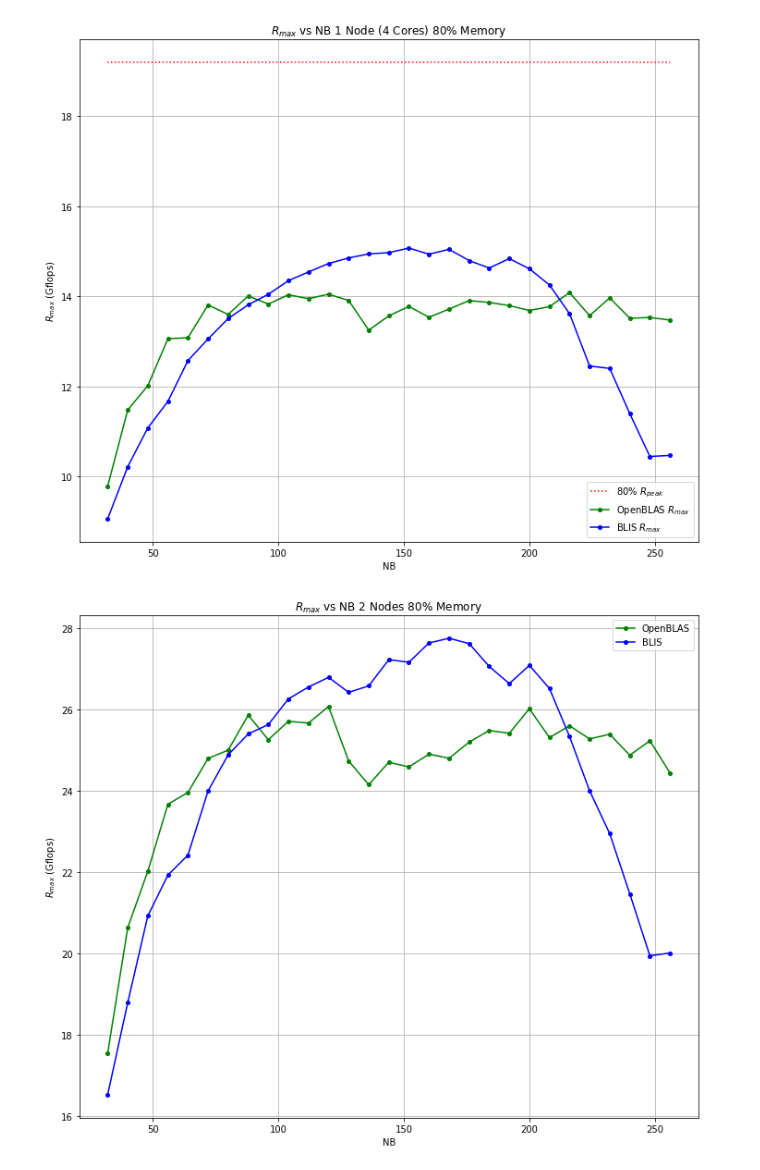
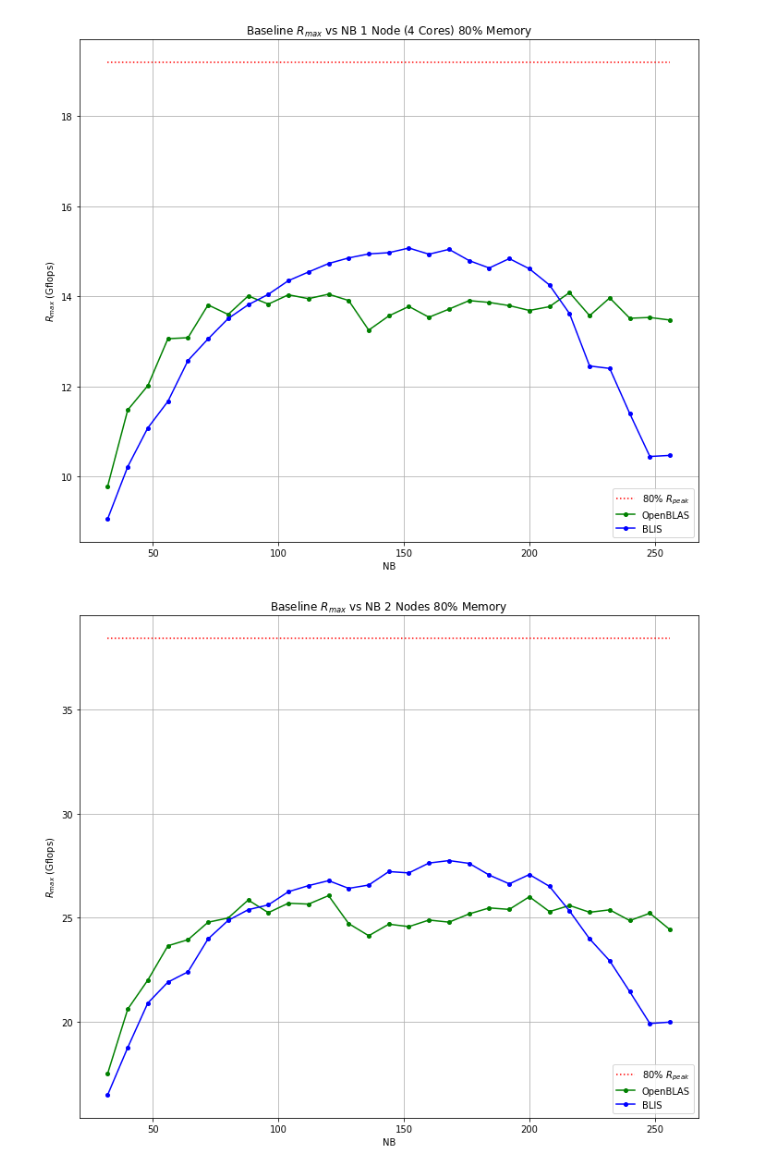
Before and after one commit to johnduffymsc/dissertation, a Jupyter notebook: picluster.ipynb, the cells around one changed output. Drawn from its saved outputs; the diff is of its cells as text; code cells hidden in the pictures.

```diff
--- a/picluster.ipynb
+++ b/picluster.ipynb
@@ -219,19 +219,19 @@ blis = [
 ]
 
 plt.figure(figsize=(12, 10))
-plt.title("$R_{max}$ vs NB 1 Node (4 Cores) 80% Memory")
+plt.title("Baseline $R_{max}$ vs NB 1 Node (4 Cores) 80% Memory")
 plt.plot([32, 256], [R_PEAK_80, R_PEAK_80], ":", markersize=4, color="red")
 plt.plot(nb, openblas, "-go", markersize=4)
 plt.plot(nb, blis, "-bo", markersize=4)
 plt.xlabel("NB")
 plt.ylabel("$R_{max}$ (Gflops)")
-plt.legend(["80% $R_{peak}$", "OpenBLAS $R_{max}$", "BLIS $R_{max}$"])
+plt.legend(["80% $R_{peak}$", "OpenBLAS", "BLIS"])
 plt.grid()
 plt.savefig("gflops_vs_nb_1_node_80_percent_memory.pdf")
 plt.savefig("gflops_vs_nb_1_node_80_percent_memory.png")
 plt.show()
 # %% [output]
-[figure, old version]
+[figure, new version]
 # %%
 # Gflops vs NB for 2 nodes using 80% memory.
 
@@ -314,36 +314,37 @@ blis = [
     26.780000,
     26.411000,
     26.570000,
     27.215000,
     27.151000,
     27.625000,
     27.742000,
     27.609000,
     27.048000,
     26.626000,
     27.075000,
     26.506000,
     25.325000,
     23.989000,
     22.937000,
     21.456000,
     19.933000,
     20.000000
 ]
 
 plt.figure(figsize=(12, 10))
-plt.title("$R_{max}$ vs NB 2 Nodes 80% Memory")
+plt.title("Baseline $R_{max}$ vs NB 2 Nodes 80% Memory")
+plt.plot([32, 256], [R_PEAK_80 * 2, R_PEAK_80 * 2], ":", markersize=4, color="red")
 plt.plot(nb, openblas, "-go", markersize=4)
 plt.plot(nb, blis, "-bo", markersize=4)
 plt.xlabel("NB")
 plt.ylabel("$R_{max}$ (Gflops)")
-plt.legend(["OpenBLAS", "BLIS"])
+plt.legend(["80% $R_{peak}$", "OpenBLAS", "BLIS"])
 plt.grid()
 plt.savefig("gflops_vs_nb_2_node_80_percent_memory.pdf")
 plt.savefig("gflops_vs_nb_2_node_80_percent_memory.png")
 plt.show()
 # %% [output]
-[figure, old version]
+[figure, new version]
 # %%
 # Gflops vs Nodes using 80% memory.
 
```
Also changed, not shown: parts of 2 cells of this notebook, 2 other files.
